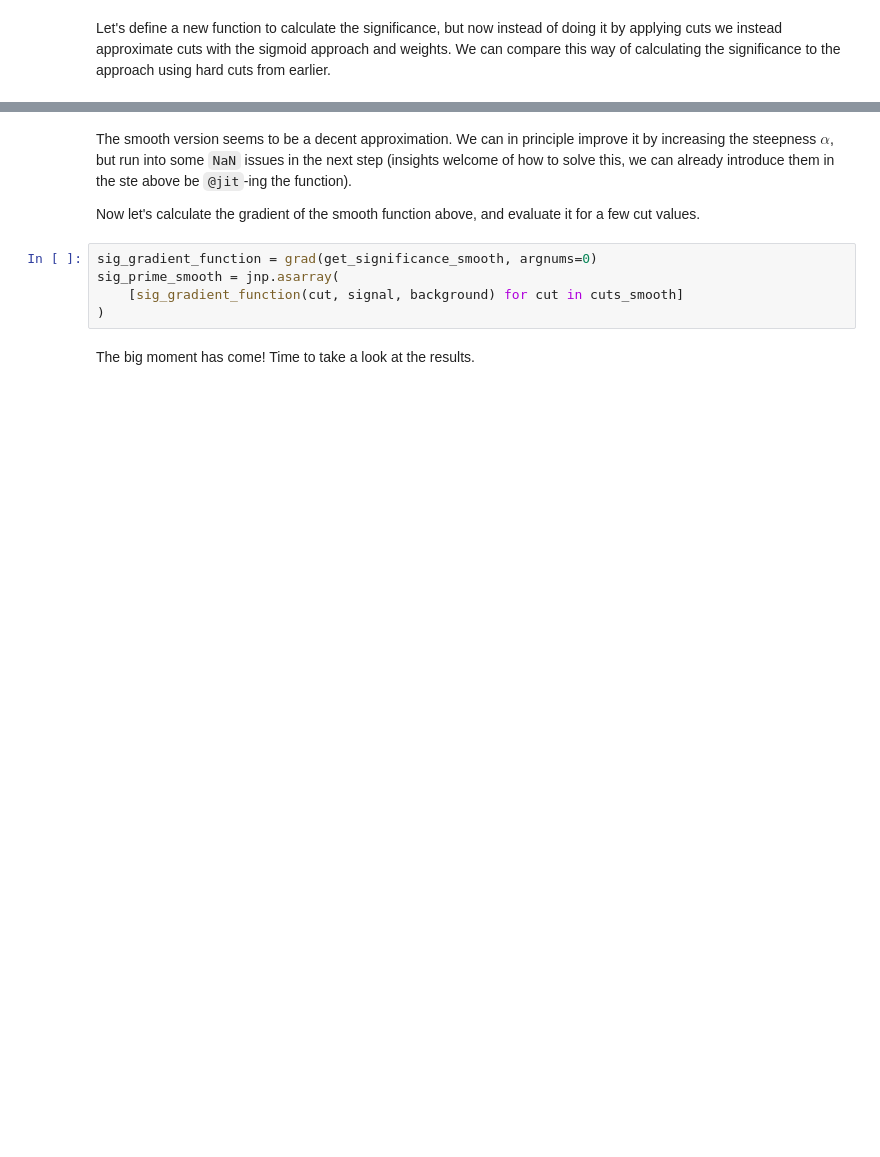
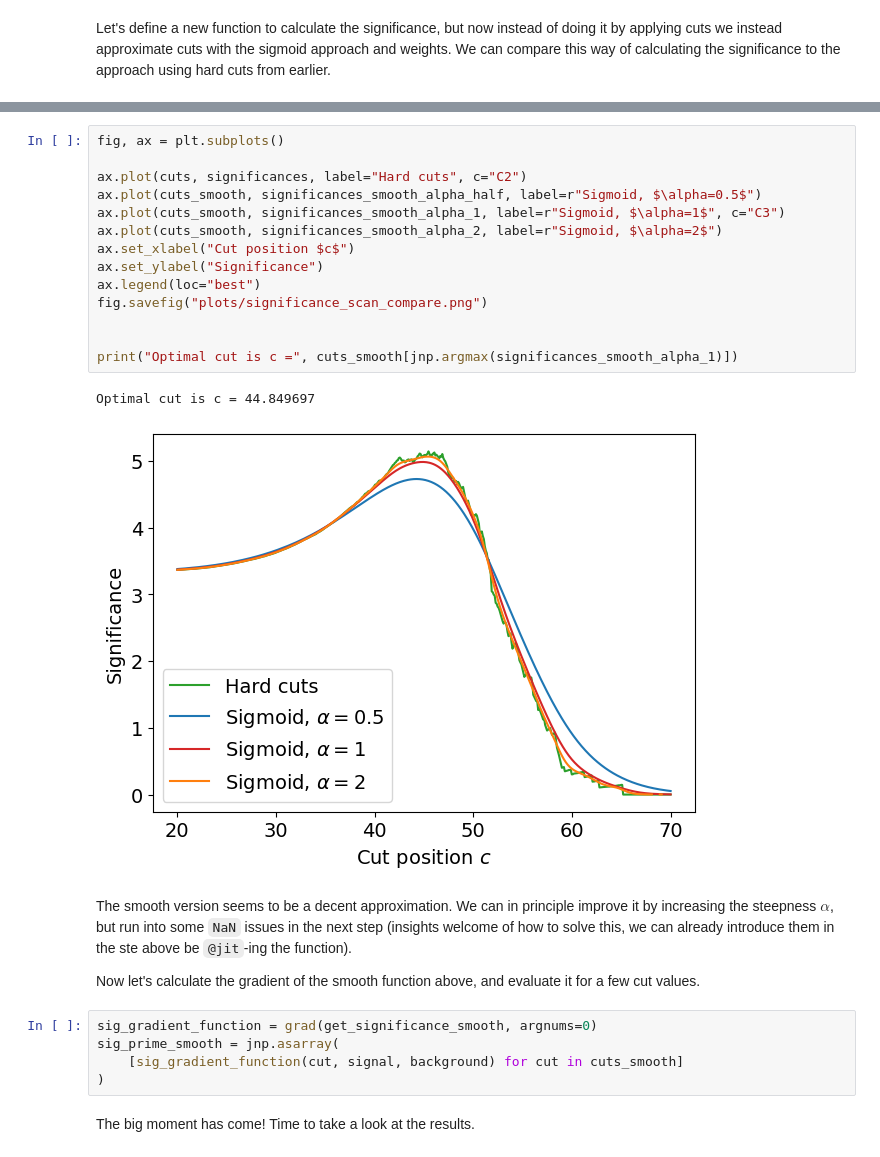
Before and after one commit to matthewfeickert/talk-Argonne-lunch-seminar, a Jupyter notebook: example_code/significance_optimization.ipynb, the cells around one changed output, grey strips where cells are left out. Drawn from its saved outputs; the diff is of its cells as text; blank space fills up the shorter version.

```diff
--- a/example_code/significance_optimization.ipynb
+++ b/example_code/significance_optimization.ipynb
@@ -180,3 +184,20 @@ the optimal cut is c = 44.849697
+# %%
+fig, ax = plt.subplots()
+
+ax.plot(cuts, significances, label="Hard cuts", c="C2")
+ax.plot(cuts_smooth, significances_smooth_alpha_half, label=r"Sigmoid, $\alpha=0.5$")
+ax.plot(cuts_smooth, significances_smooth_alpha_1, label=r"Sigmoid, $\alpha=1$", c="C3")
+ax.plot(cuts_smooth, significances_smooth_alpha_2, label=r"Sigmoid, $\alpha=2$")
+ax.set_xlabel("Cut position $c$")
+ax.set_ylabel("Significance")
+ax.legend(loc="best")
+fig.savefig("plots/significance_scan_compare.png")
+
+
+print("Optimal cut is c =", cuts_smooth[jnp.argmax(significances_smooth_alpha_1)])
+# %% [output]
+Optimal cut is c = 44.849697
+[figure, added]
 # %% [markdown]
 The smooth version seems to be a decent approximation.
 We can in principle improve it by increasing the steepness $\alpha$, but run into some `NaN` issues in the next step (insights welcome of how to solve this, we can already introduce them in the ste above be `@jit`-ing the function).
```
Also changed, not shown: parts of 12 cells of this notebook, 1 other file.
